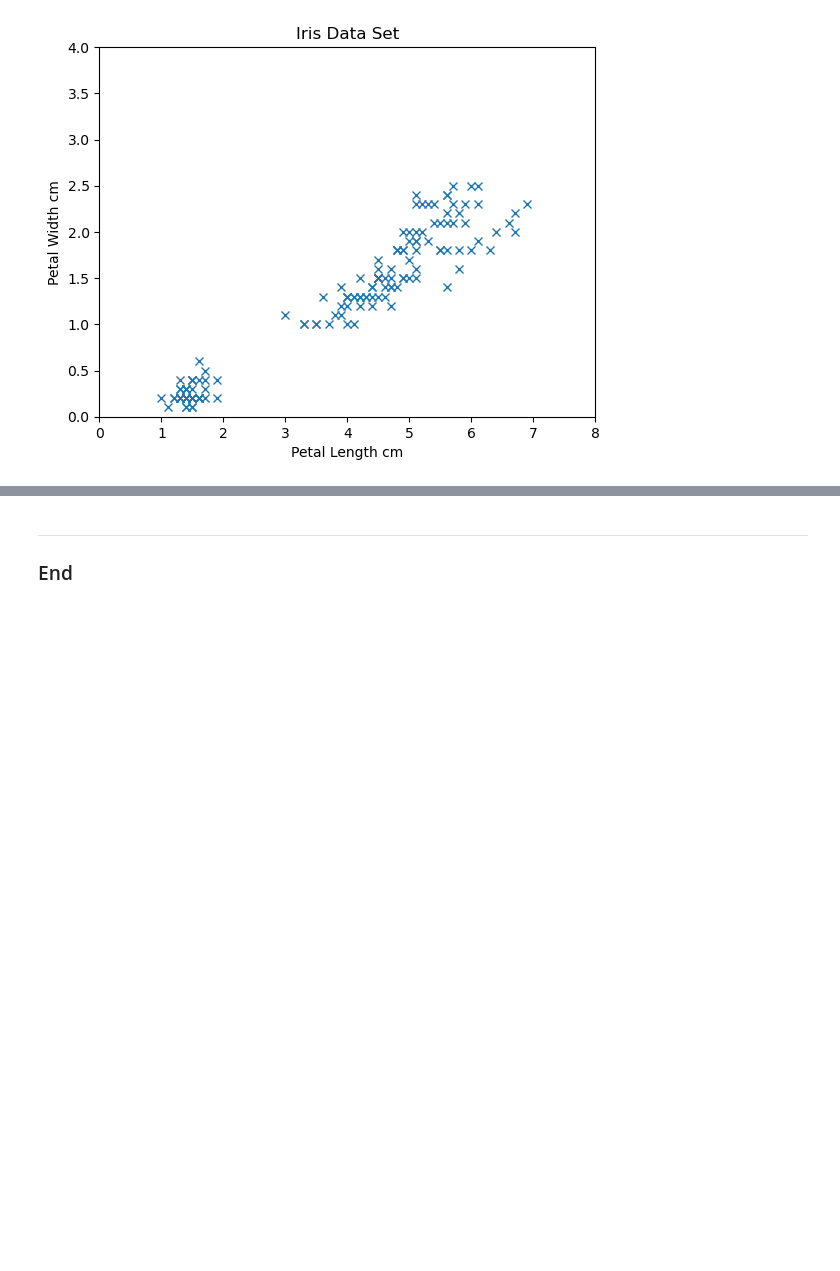
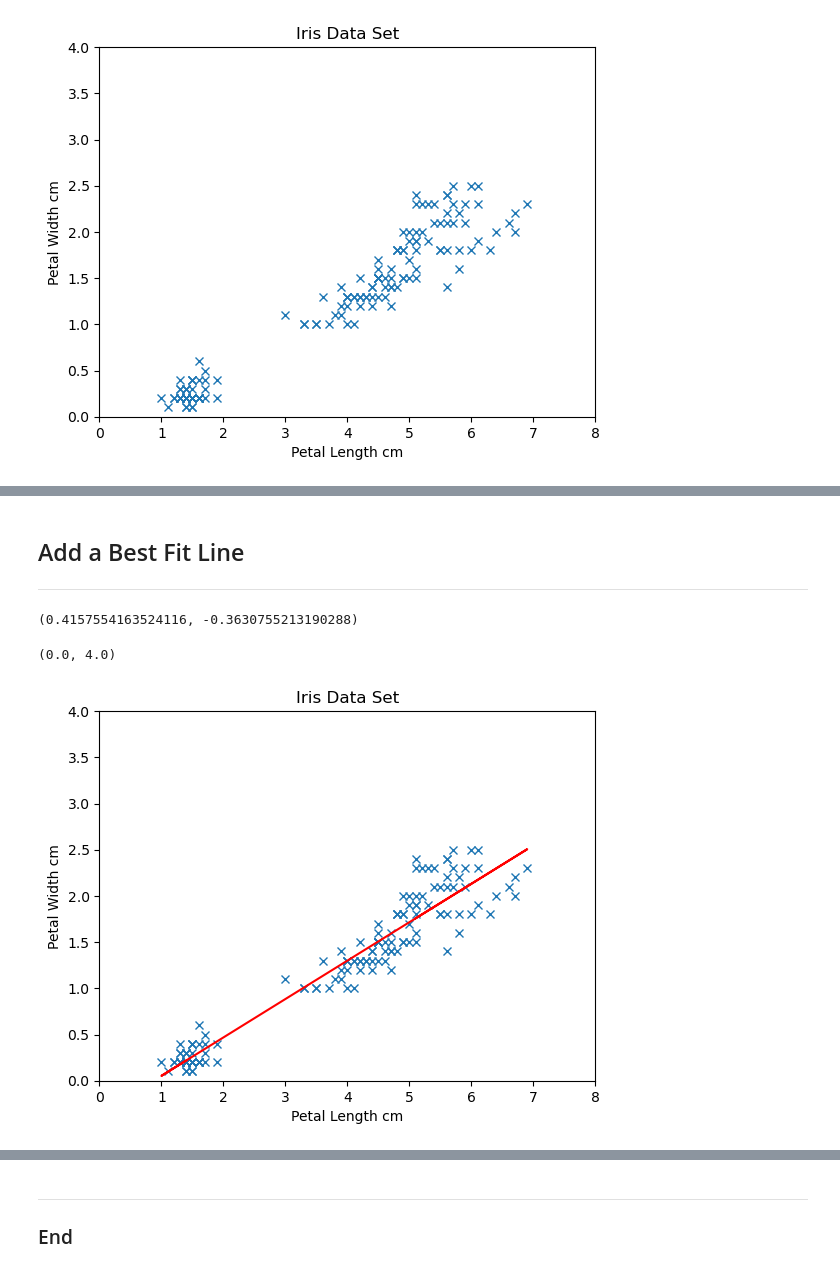
Before and after one commit to IanaraFer/classproject, a Jupyter notebook: iris.ipynb, the cells around one changed output, grey strips where cells are left out. Saved outputs shown, nothing was run; the diff lists cells and outputs as text; code cells hidden in the pictures; blank space fills up the shorter version.

Commit message:
best fit line

```diff
--- a/iris.ipynb
+++ b/iris.ipynb
@@ -158,0 +191,37 @@ plt.ylim(0, 4)
+# %% [markdown]
+## Add a Best Fit Line
+***
+# %%
+# Fit a straight line between x and y
+m, c = np.polyfit(plen, pwidth, 1)
+
+# show
+m, c
+# %% [output]
+(0.4157554163524116, -0.3630755213190288)
+# %%
+# Create a new figure and set of axes.
+fig, ax = plt.subplots()
+
+# Simpe plot.
+
+ax.plot(plen, pwidth, 'x')
+
+# simple plot
+ax. plot(plen, m * plen + c, 'r-')
+
+# Axis labels.
+ax.set_xlabel('Petal Length cm')
+ax.set_ylabel('Petal Width cm')
+
+# Title.
+ax.set_title('Iris Data Set')
+
+# X Limits.
+ax.set_xlim(0, 8)
+
+# Y Limits
+ax.set_ylim(0, 4)
+# %% [output]
+(0.0, 4.0)
+[figure, added]
```
Also changed, not shown: parts of 5 cells of this notebook.
